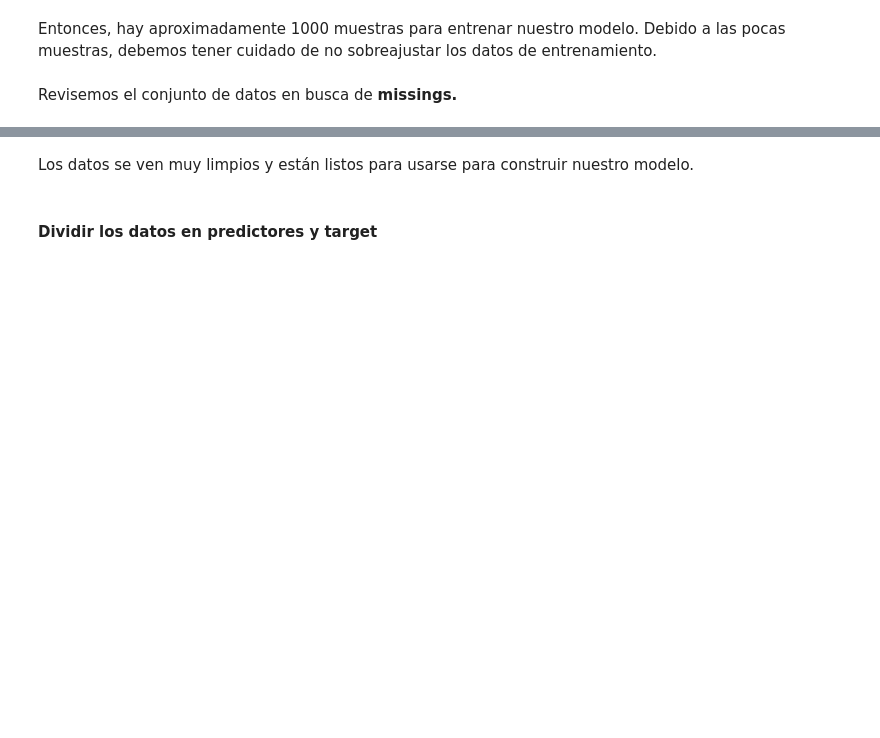
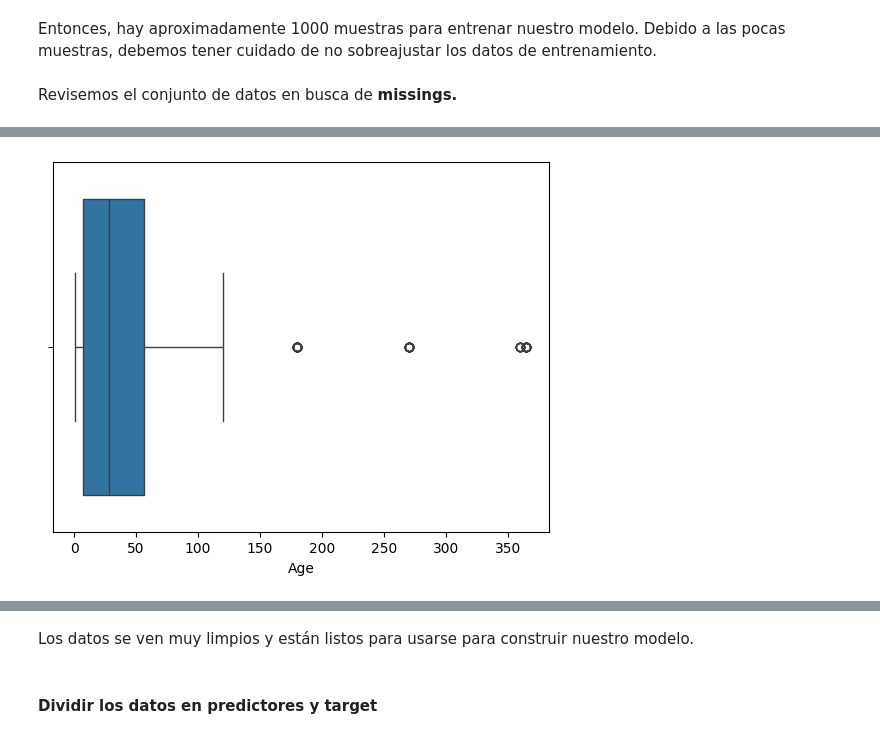
Before and after one commit to JCaballerot/Deep-Learning-Program, a Jupyter notebook: Deep_learning_program/Modulo_I/Lab_Regresión_con_Keras.ipynb, the cells around one changed output, grey strips where cells are left out. Saved outputs shown, nothing was run; the diff lists cells and outputs as text; code cells hidden in the pictures; blank space fills up the shorter version.

```diff
--- a/Deep_learning_program/Modulo_I/Lab_Regresión_con_Keras.ipynb
+++ b/Deep_learning_program/Modulo_I/Lab_Regresión_con_Keras.ipynb
@@ -77,0 +120,9 @@ concrete_data.isnull().sum()
+# %%
+# prompt: grafica un boxplot del dataset concrete_data en la variable Superplasticizer
+import matplotlib.pyplot as plt
+import seaborn as sns
+
+sns.boxplot(x = concrete_data['Age'])
+plt.show()
+# %% [output]
+[figure, added]
```
Also changed, not shown: parts of 18 cells of this notebook.
